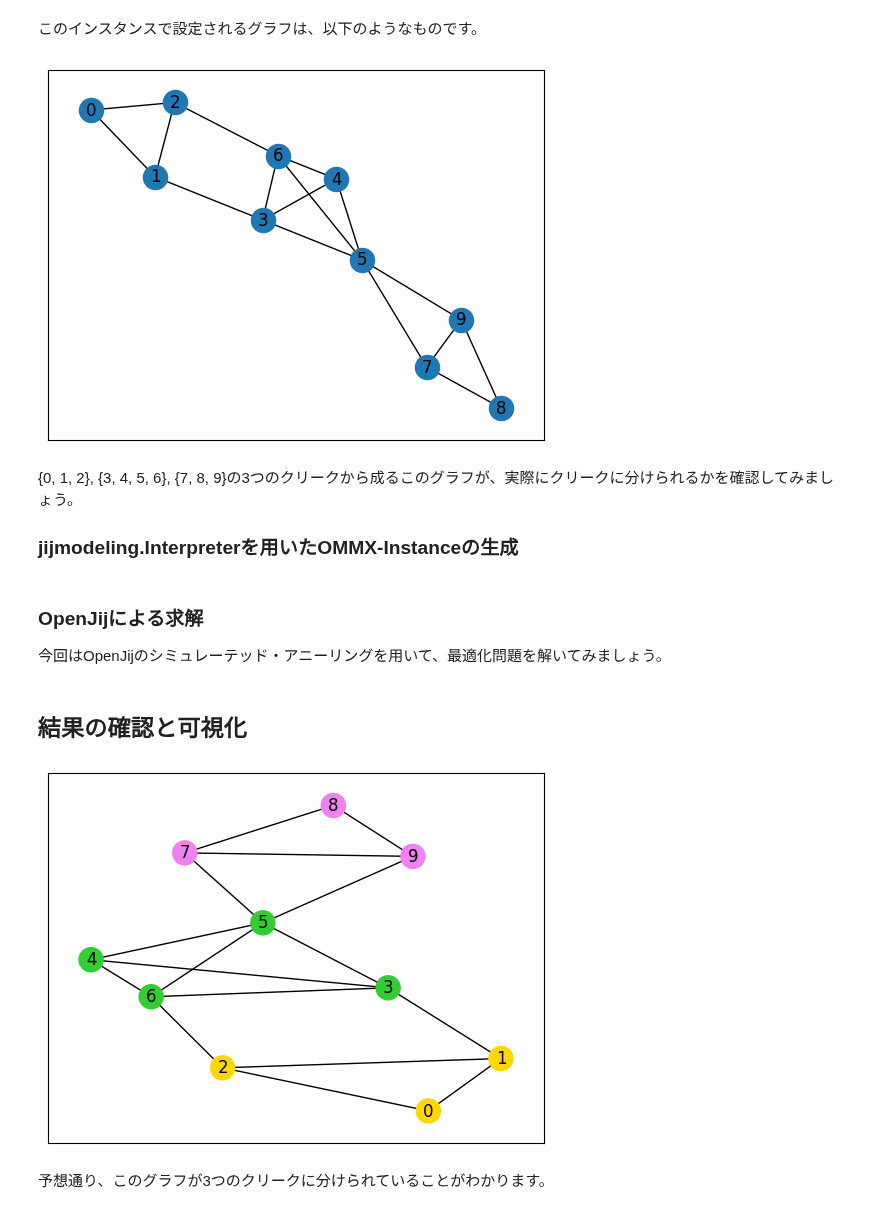
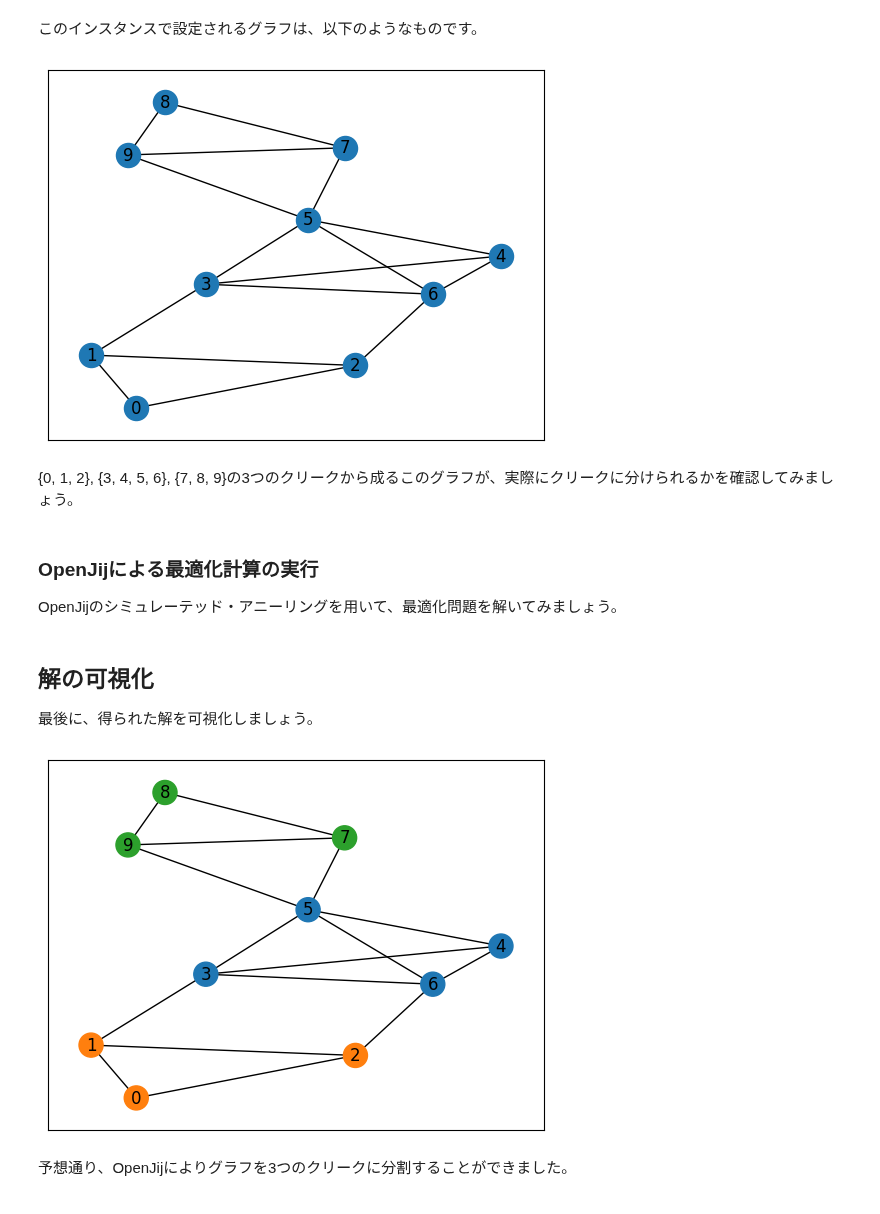
Before and after one commit to Jij-Inc/OpenJij, a Jupyter notebook: docs/ja/tutorial/optimization/clique_cover.ipynb, the cells around one changed output. Drawn from its saved outputs; the diff is of its cells as text; code cells hidden in the pictures.

```diff
--- a/docs/ja/tutorial/optimization/clique_cover.ipynb
+++ b/docs/ja/tutorial/optimization/clique_cover.ipynb
@@ -74,0 +56,2 @@ problem += jm.sum(n, clique-num_e)
+# %%
+problem += problem.Constraint('color', lambda v: jm.sum(N, lambda n: x[v, n]) == 1, domain=V)
@@ -74,0 +61,5 @@ problem += jm.sum(n, clique-num_e)
+# %%
+problem += jm.sum(
+    N,
+    lambda n: 0.5 * jm.sum(V, lambda v: x[v, n]) * (jm.sum(V, lambda v: x[v, n])-1) - jm.sum(E, lambda e: x[e[0], n]*x[e[1], n]),
+)
@@ -102,11 +99,10 @@ instance_data = {'N': inst_N, 'V': num_V, 'E': inst_E}
 # %%
 import matplotlib.pyplot as plt
 
-nx.draw_networkx(inst_G, with_labels=True)
+pos = nx.spring_layout(inst_G)
+nx.draw_networkx(inst_G, pos=pos, with_labels=True)
 plt.show()
 # %% [output]
-[figure, old version]
+[figure, new version]
 # %% [markdown]
 {0, 1, 2}, {3, 4, 5, 6}, {7, 8, 9}の3つのクリークから成るこのグラフが、実際にクリークに分けられるかを確認してみましょう。
-
-### jijmodeling.Interpreterを用いたOMMX-Instanceの生成
@@ -115,34 +109,35 @@ instance = jm.Interpreter(instance_data).eval_problem(problem)
 # %% [markdown]
-### OpenJijによる求解
+### OpenJijによる最適化計算の実行
 
-今回はOpenJijのシミュレーテッド・アニーリングを用いて、最適化問題を解いてみましょう。
+OpenJijのシミュレーテッド・アニーリングを用いて、最適化問題を解いてみましょう。
 # %%
-import ommx_openjij_adapter as oj_ad
+from ommx_openjij_adapter import OMMXOpenJijSAAdapter
 
-sampleset = oj_ad.OMMXOpenJijSAAdapter.sample(
+instance = problem.eval(instance_data)
+
+adapter = OMMXOpenJijSAAdapter(instance)
+best_sample = adapter.sample(
     instance, num_reads=100, uniform_penalty_weight=1.1
-)
+).best_feasible_unrelaxed
-# %% [markdown]
-## 結果の確認と可視化
+# %% [markdown]
+## 解の可視化
+
+最後に、得られた解を可視化しましょう。
 # %%
-import numpy as np
-
-best_sample = sampleset.best_feasible_unrelaxed()
-
-x_value = best_sample.extract_decision_variables("x")
-nonzero_indices = [k for k, v in x_value.items() if v > 0]
-
-node_colors = [-1] * instance_data["V"]
+df = best_sample.decision_variables_df
+x_indices = df[df["value"]==1.0]["subscripts"]
+# initialize vertex color list
+node_colors = [-1] * len(x_indices)
+# set color list for visualization
 cmap = plt.get_cmap("tab10")
-colors = [cmap(i) for i in range(instance_data["N"])]
-colorlist = ["gold", "violet", "limegreen"]
-for i, j in nonzero_indices:
+colorlist = [cmap(i) for i in range(inst_N)]
+# set vertex color list
+for i, j in x_indices:
     node_colors[i] = colorlist[j]
-
-fig = plt.figure()
-nx.draw_networkx(inst_G, node_color=node_colors, with_labels=True)
+# make figure
+nx.draw_networkx(inst_G, pos=pos, node_color=node_colors, with_labels=True)
 plt.show()
 # %% [output]
-[figure, old version]
+[figure, new version]
 # %% [markdown]
-予想通り、このグラフが3つのクリークに分けられていることがわかります。
+予想通り、OpenJijによりグラフを3つのクリークに分割することができました。
```
Also changed, not shown: parts of 12 cells of this notebook, 5 other files.
